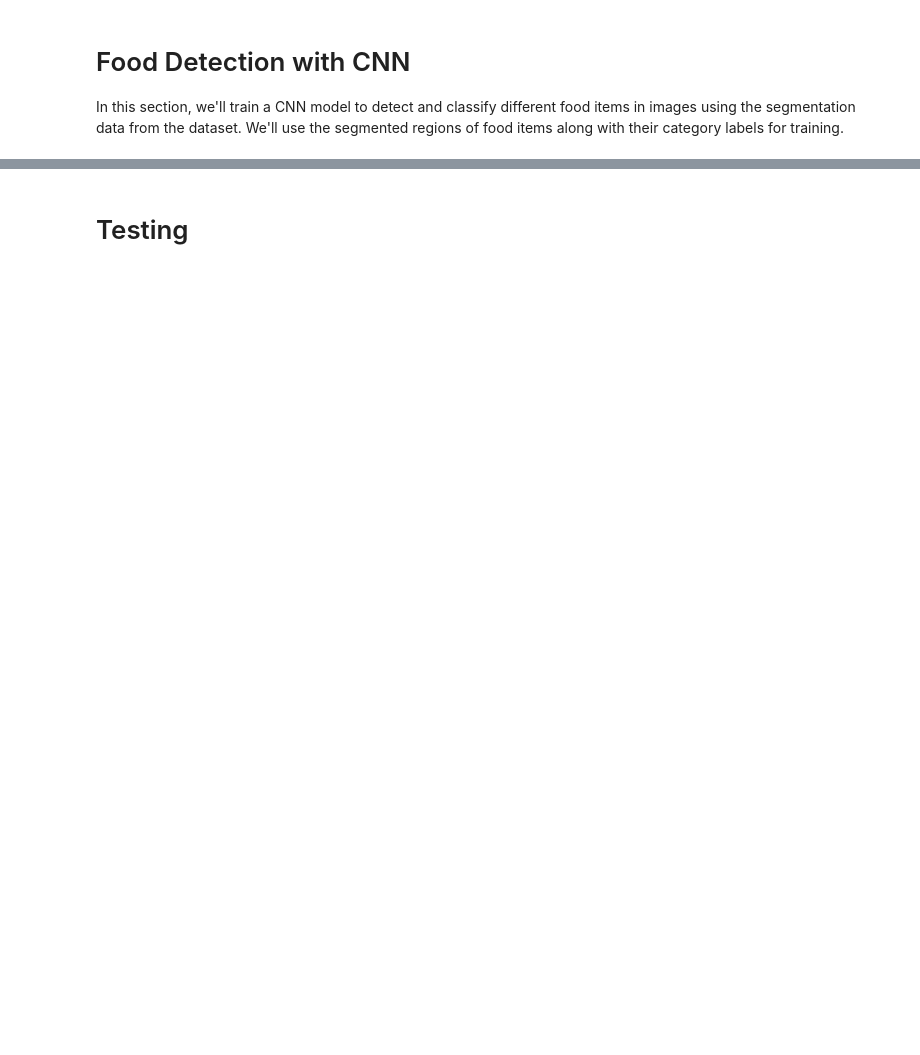
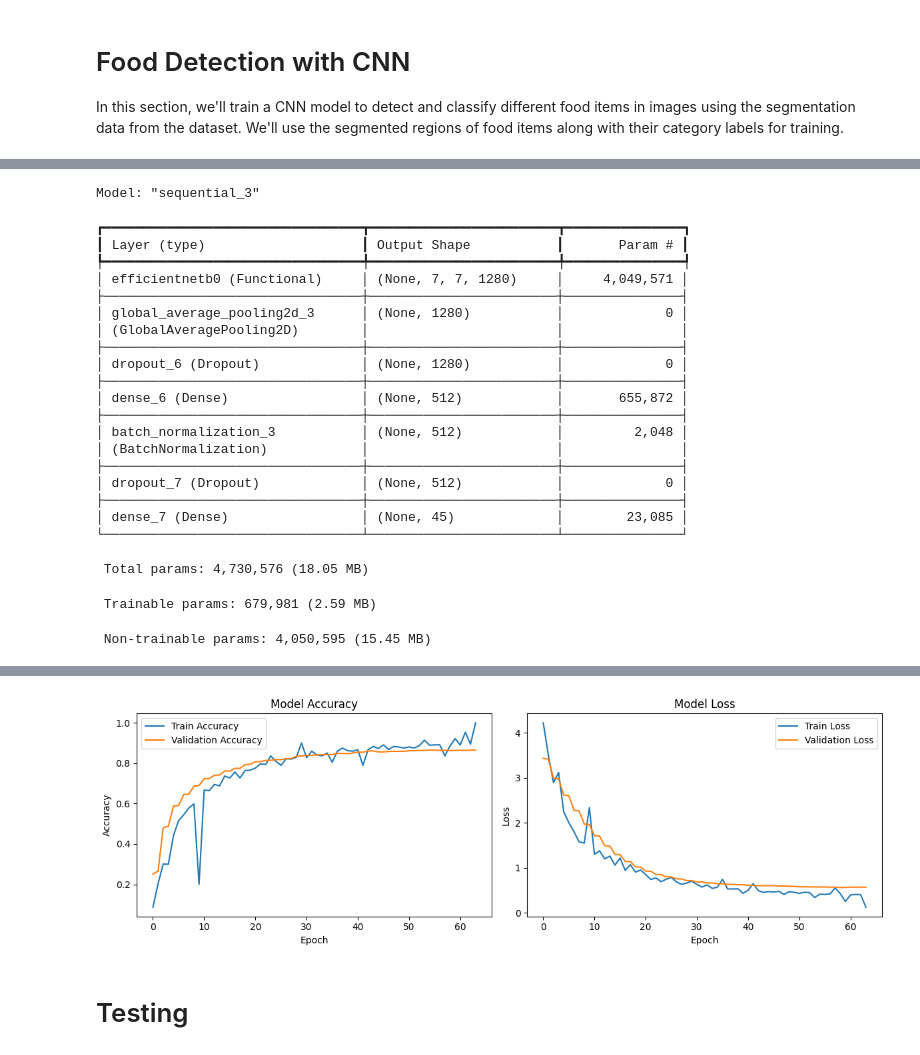
Before and after one commit to RayWP/FoodDetection, a Jupyter notebook: food_calorie_prediction.ipynb, the cells around one changed output, grey strips where cells are left out. Saved outputs shown, nothing was run; the diff lists cells and outputs as text; code cells hidden in the pictures; blank space fills up the shorter version.

```diff
--- a/food_calorie_prediction.ipynb
+++ b/food_calorie_prediction.ipynb
@@ -231,9 +279,10 @@ In this section, we'll train a CNN model to detect and classify different food i
 # Import necessary libraries for image processing and model building
 import tensorflow as tf
 from tensorflow.keras import layers, models, optimizers
-from tensorflow.keras.applications import MobileNetV2
+from  tensorflow.keras.applications import EfficientNetB0
 from tensorflow.keras.preprocessing.image import ImageDataGenerator
 from sklearn.model_selection import train_test_split
+from tensorflow.keras.applications.efficientnet import preprocess_input
 from sklearn.preprocessing import LabelEncoder
 import cv2
 import numpy as np
@@ -243,8 +292,6 @@ import pandas as pd
 
 # Define constants
 IMG_SIZE = 224  # Input size for MobileNetV2
-BATCH_SIZE = 32
-EPOCHS = 15
 NUM_CLASSES = len(coco_data['categories'])
 
 # Function to extract and preprocess food regions based on segmentation
@@ -291,7 +338,8 @@ def extract_food_regions(image_ids, coco_data, image_id_to_filename, images_path
                 food_region = cv2.resize(food_region, (IMG_SIZE, IMG_SIZE))
 
                 # Normalize pixel values
-                food_region = food_region / 255.0
+                # food_region = food_region / 255.0
+                food_region = preprocess_input(food_region)
 
                 # Add to dataset
                 X.append(food_region)
@@ -310,8 +358,8 @@ try:
     split_df.columns = ['file_name', 'category']
 
     # Create dictionaries for train and test splits
-    train_filenames = set(split_df[split_df['split'] == 'Train']['file_name'])
-    test__filenames = set(split_df[split_df['split'] == 'Test']['file_name'])
+    train_filenames = set(split_df[split_df['category'] == 'Train']['file_name'])
+    test__filenames = set(split_df[split_df['category'] == 'Val']['file_name'])
 
     print(f"Found {len(train_filenames)} training images and {len(test__filenames)} test images in the split file")
 except Exception as e:
@@ -359,15 +415,20 @@ print(f"Testing dataset: {X_test.shape}, {y_test.shape}")
 # Build a CNN model for food detection
 import logging
 import time
+from  tensorflow.keras.applications import EfficientNetB0
+BATCH_SIZE = 128
+EPOCHS = 64
 TIMESTAMP = int(time.time())
 # Create a dynamic log file name
-log_file_name = f"training_log_E{EPOCHS}_B{BATCH_SIZE}_IMG{IMG_SIZE}_TIMEP{TIMESTAMP}.log"
+full_name = f"EfficientNetB0_NoTrain_E{EPOCHS}_B{BATCH_SIZE}_IMG{IMG_SIZE}"
+log_file_name = f"{full_name}_TIMEP{TIMESTAMP}.log"
 
 # Configure logging
 logging.basicConfig(
     filename=log_file_name,  # Use the dynamic log file name
     level=logging.INFO,  # Log level
-    format='%(asctime)s - %(levelname)s - %(message)s'  # Log format
+    format='%(asctime)s - %(levelname)s - %(message)s',  # Log format
+    force = True
 )
 
 # Custom callback to log training progress
@@ -391,8 +452,8 @@ class TrainingLogger(tf.keras.callbacks.Callback):
 
 
 def build_food_detection_model(num_classes):
-    # Use MobileNetV2 as base model (efficient for mobile/edge devices)
-    base_model = MobileNetV2(
+    # Use EfficientNetB0
+    base_model = EfficientNetB0(
         input_shape=(IMG_SIZE, IMG_SIZE, 3),
         include_top=False,
         weights='imagenet'
@@ -414,22 +475,10 @@ def build_food_detection_model(num_classes):
 
     return model
 
-# Enable multi-GPU strategy
-strategy = tf.distribute.MirroredStrategy()
-
-with strategy.scope():
-    # Build and compile the model inside the strategy scope
-    model = build_food_detection_model(num_classes)
-    model.compile(
-        optimizer=optimizers.Adam(learning_rate=0.001),
-        loss='sparse_categorical_crossentropy',
-        metrics=['accuracy']
-    )
-
 # Create and compile the model
-model = build_food_detection_model(num_classes)
+model = build_food_detection_model(NUM_CLASSES)
 model.compile(
-    optimizer=optimizers.Adam(learning_rate=0.001),
+    optimizer=optimizers.Adam(learning_rate=0.0001),
     loss='sparse_categorical_crossentropy',
     metrics=['accuracy']
 )
@@ -456,7 +505,7 @@ history = model.fit(
     steps_per_epoch=len(X_train) // BATCH_SIZE,
     callbacks=[
         tf.keras.callbacks.EarlyStopping(patience=5, restore_best_weights=True),
-        tf.keras.callbacks.ReduceLROnPlateau(factor=0.1, patience=2),
+        tf.keras.callbacks.ReduceLROnPlateau(factor=0.1, patience=5),
         TrainingLogger()
     ]
 )
@@ -486,3 +535,27 @@ plt.legend()
 
 plt.tight_layout()
 plt.show()
+# %% [output]
+Model: "sequential_3"
+┏━━━━━━━━━━━━━━━━━━━━━━━━━━━━━━━━━┳━━━━━━━━━━━━━━━━━━━━━━━━┳━━━━━━━━━━━━━━━┓
+┃ Layer (type)                    ┃ Output Shape           ┃       Param # ┃
+┡━━━━━━━━━━━━━━━━━━━━━━━━━━━━━━━━━╇━━━━━━━━━━━━━━━━━━━━━━━━╇━━━━━━━━━━━━━━━┩
+│ efficientnetb0 (Functional)     │ (None, 7, 7, 1280)     │     4,049,571 │
+├─────────────────────────────────┼────────────────────────┼───────────────┤
+│ global_average_pooling2d_3      │ (None, 1280)           │             0 │
+│ (GlobalAveragePooling2D)        │                        │               │
+├─────────────────────────────────┼────────────────────────┼───────────────┤
+│ dropout_6 (Dropout)             │ (None, 1280)           │             0 │
+├─────────────────────────────────┼────────────────────────┼───────────────┤
+│ dense_6 (Dense)                 │ (None, 512)            │       655,872 │
+├─────────────────────────────────┼────────────────────────┼───────────────┤
+│ batch_normalization_3           │ (None, 512)            │         2,048 │
+│ (BatchNormalization)            │                        │               │
+├─────────────────────────────────┼────────────────────────┼───────────────┤
+│ dropout_7 (Dropout)             │ (None, 512)            │             0 │
+├─────────────────────────────────┼────────────────────────┼───────────────┤
+│ dense_7 (Dense)                 │ (None, 45)             │        23,085 │
+└─────────────────────────────────┴────────────────────────┴───────────────┘
+ Total params: 4,730,576 (18.05 MB)
+ Trainable params: 679,981 (2.59 MB)
+ Non-trainable params: 4,050,595 (15.45 MB)
@@ -489 +584,2 @@ plt.show()
+[figure, added]
 # %%
```
Also changed, not shown: parts of 7 cells of this notebook, 2 other files.
